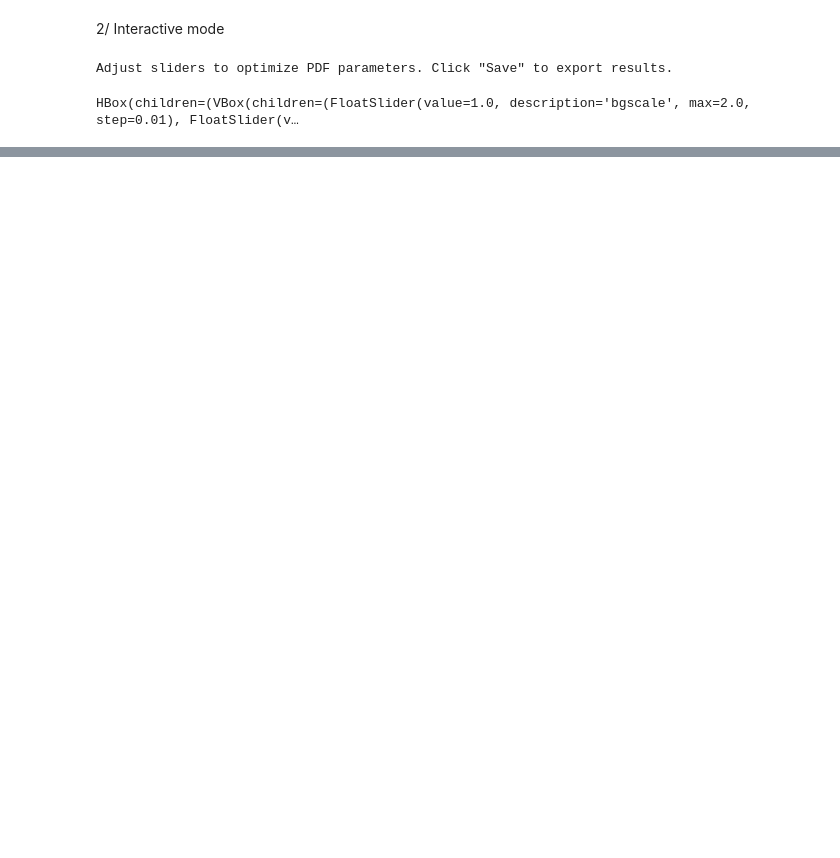
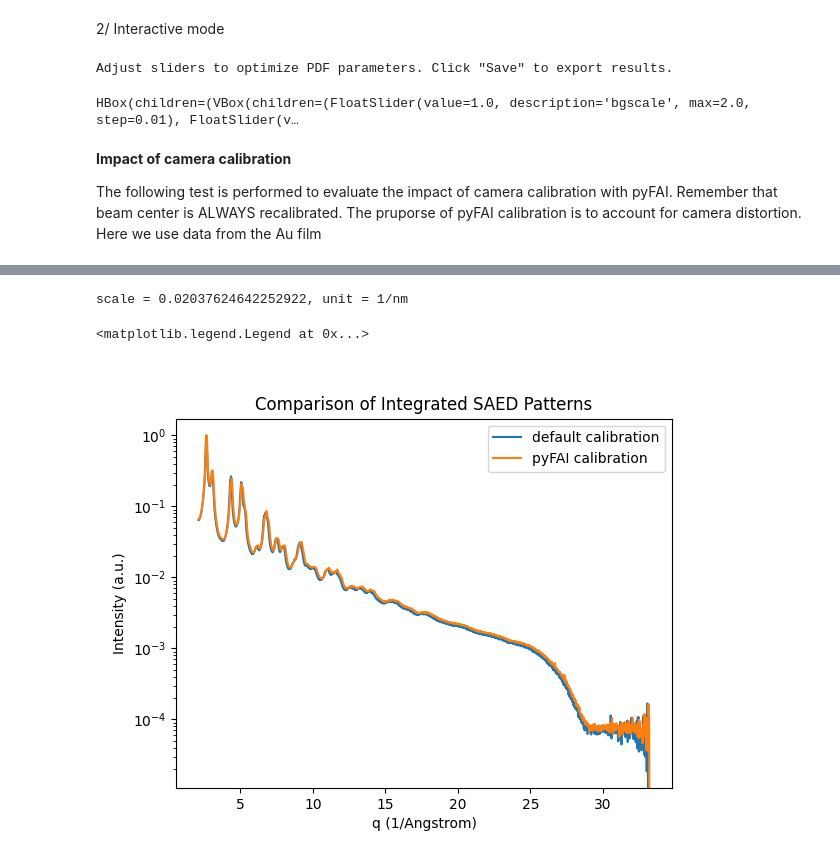
Before and after one commit to nicoratel/ePDFsuite, a Jupyter notebook: ePDF_Workflow.ipynb, the cells around one changed output, grey strips where cells are left out. Saved outputs shown, nothing was run; the diff lists cells and outputs as text; code cells hidden in the pictures; blank space fills up the shorter version.

```diff
--- a/ePDF_Workflow.ipynb
+++ b/ePDF_Workflow.ipynb
@@ -101,3 +105,48 @@ proc.extract_epdf(
 # %% [output]
 Adjust sliders to optimize PDF parameters. Click "Save" to export results.
 HBox(children=(VBox(children=(FloatSlider(value=1.0, description='bgscale', max=2.0, step=0.01), FloatSlider(v…
+# %% [markdown]
+**Impact of camera calibration**
+
+The following test is performed to evaluate the impact of camera calibration with pyFAI. Remember that beam center is ALWAYS recalibrated. The pruporse of pyFAI calibration is to account for camera distortion.
+Here we use data from the Au film
+# %%
+from matplotlib import pyplot as plt
+import numpy as np
+datapath = '/home-local/ratel-ra/Documents/ePDF_project/TEM_data/JEM_200/starter_kit/'
+sample_diff = datapath + "80X_Metro_200kV_0890.dm4" # Au film diffraction data
+
+poni_file = './calibration_default_topleft.poni'  # PONI file obtained from calibration step
+
+proc_poni = SAEDProcessor(sample_diff,
+                     poni_file=poni_file,
+                     beamstop=False,
+                     verbose=False)
+
+q_poni,I_poni = proc_poni.integrate(plot=False) # here q = 2pi*k
+
+proc = SAEDProcessor(sample_diff,
+                     poni_file=None,
+                     beamstop=False,
+                     verbose=False)
+q, I = proc.integrate(plot=False) # here q = 2pi*k
+mask = q>2.11
+mask_poni = q_poni>2.11
+
+normalize = True
+I = I[mask]
+q = q[mask]
+q_poni = q_poni[mask_poni]
+I_poni = I_poni[mask_poni]
+if normalize:
+    I /= I.max()
+    I_poni /= I_poni.max()
+
+plt.figure()
+plt.semilogy(q, I, label='default calibration')
+plt.semilogy(q_poni, I_poni, label='pyFAI calibration')
+plt.xlabel('q (1/Angstrom)')
+plt.ylabel('Intensity (a.u.)')
+plt.title('Comparison of Integrated SAED Patterns')
+plt.legend()
+# %% [output]
@@ -103,0 +154,3 @@ HBox(children=(VBox(children=(FloatSlider(value=1.0, description='bgscale', max=
+scale = 0.02037624642252922, unit = 1/nm
+<matplotlib.legend.Legend at 0x...>
+[figure, added]
```
Also changed, not shown: parts of 15 cells of this notebook, 7 other files.
